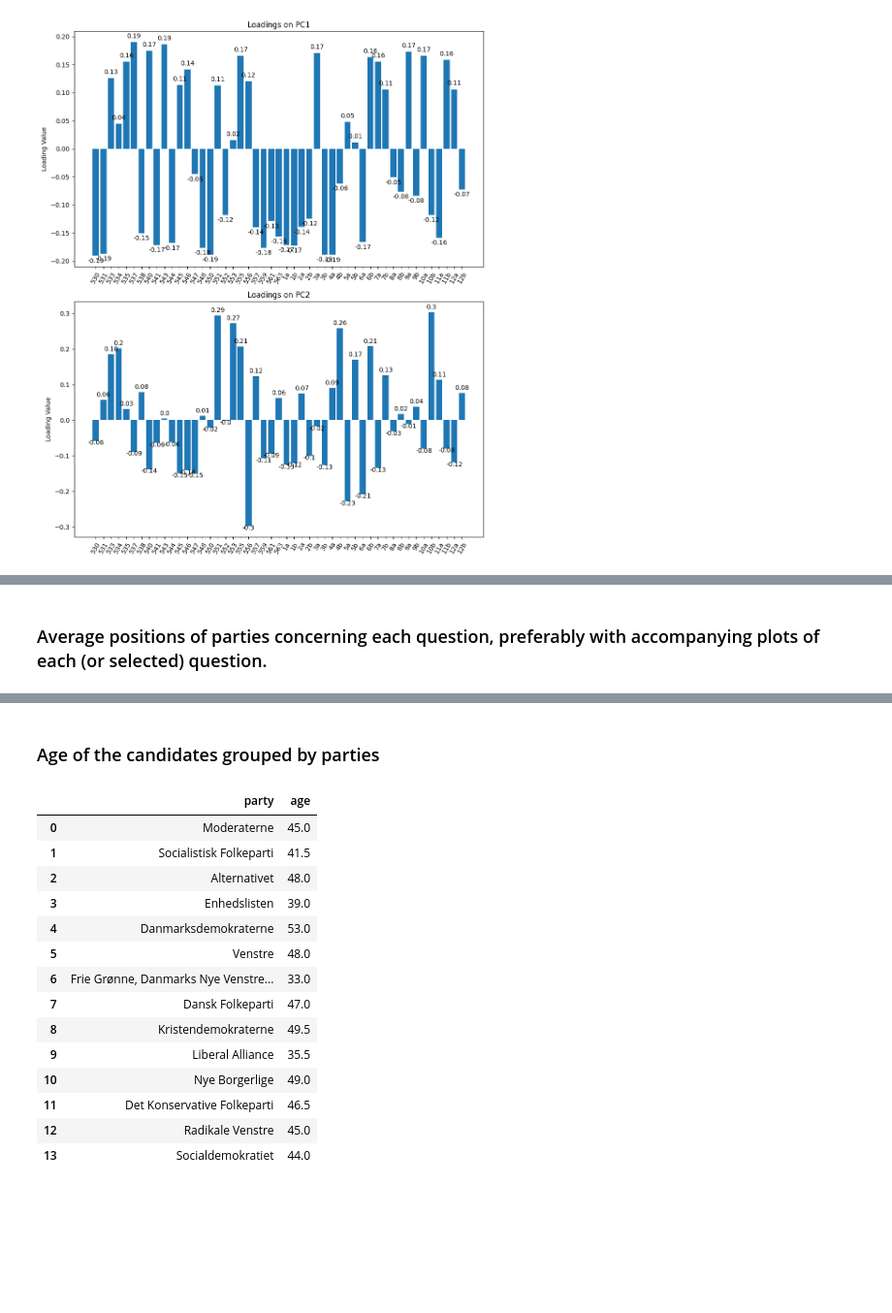
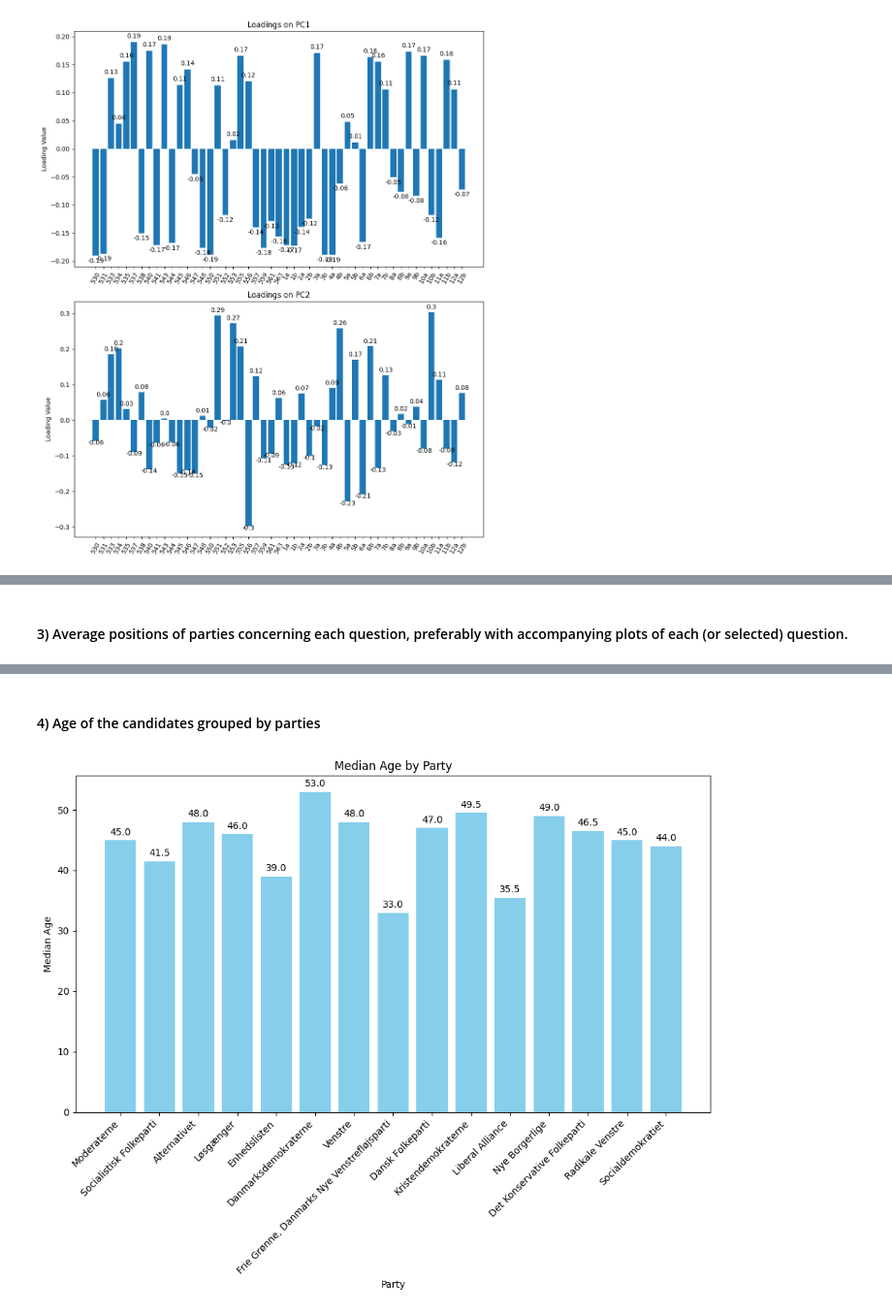
Before and after one commit to maxim-zavidei/viauc-mal1-a23, a Jupyter notebook: assignment4/assignment4-solution.ipynb, the cells around one changed output, grey strips where cells are left out. Shown at 97% size. Saved outputs shown, nothing was run; the diff lists cells and outputs as text; code cells hidden in the pictures; blank space fills up the shorter version.

Commit message:
Added more visualization plus completed 6

```diff
--- a/assignment4/assignment4-solution.ipynb
+++ b/assignment4/assignment4-solution.ipynb
@@ -434,5 +343,5 @@ It is only fair that Danes with the most active years on the labor market have t
 # %% [markdown]
-### Average positions of parties concerning each question, preferably with accompanying plots of each (or selected) question.
+#### 3) Average positions of parties concerning each question, preferably with accompanying plots of each (or selected) question.
 # %%
 df = pd.read_excel('alldata.xlsx', engine='openpyxl')
 data = df[df['parti'] != 'Løsgænger']
@@ -489,36 +398,40 @@ questions
 | 12a | Coronavirus | Hvis coronasmitten stiger markant... | 1.0 | 0.0 | 1.0 | -1.0 | ... |
 | 12b | Coronavirus | Hvis coronasmitten stiger markant... | -0.5 | 0.0 | -1.0 | 0.0 | ... |
 # %% [markdown]
-### Age of the candidates grouped by parties
+#### 4) Age of the candidates grouped by parties
 # %%
 df = pd.read_excel('alldata.xlsx', engine='openpyxl')
 #get the names of all parties
-parties = data['parti'].unique()
+parties = df['parti'].unique()
 parties
 
 age_df = pd.DataFrame(columns=['party', 'age'])
 
 for party in parties:
-    subset = data[data['parti'] == party]
+    subset = df[df['parti'] == party]
     ages = subset['alder']
     median = ages.median()
     age_df.loc[len(age_df.index)] = [party, median]
 
-age_df
+plt.figure(figsize=(10, 8))
+
+# Create a bar chart
+# 'party' is on x-axis and 'age' is on y-axis
+bars = plt.bar(age_df['party'], age_df['age'], color='skyblue')
+
+# Add some labels and a title
+plt.xlabel('Party')
+plt.ylabel('Median Age')
+plt.title('Median Age by Party')
+plt.xticks(rotation=45, ha='right')
+
+# Adding the numbers on top of each bar
+for bar in bars:
+    yval = bar.get_height()
+    plt.text(bar.get_x() + bar.get_width()/2, yval + 0.5, round(yval, 1), ha='center', va='bottom')
+
+plt.tight_layout()
+plt.show()
 # %% [output]
-|  | party | age |
-| 0 | Moderaterne | 45.0 |
-| 1 | Socialistisk Folkeparti | 41.5 |
-| 2 | Alternativet | 48.0 |
-| 3 | Enhedslisten | 39.0 |
-| 4 | Danmarksdemokraterne | 53.0 |
-| 5 | Venstre | 48.0 |
-| 6 | Frie Grønne, Danmarks Nye Venstre... | 33.0 |
-| 7 | Dansk Folkeparti | 47.0 |
-| 8 | Kristendemokraterne | 49.5 |
-| 9 | Liberal Alliance | 35.5 |
-| 10 | Nye Borgerlige | 49.0 |
-| 11 | Det Konservative Folkeparti | 46.5 |
-| 12 | Radikale Venstre | 45.0 |
-| 13 | Socialdemokratiet | 44.0 |
+[figure, added]
 # %% [markdown]
```
Also changed, not shown: parts of 8 cells of this notebook.
